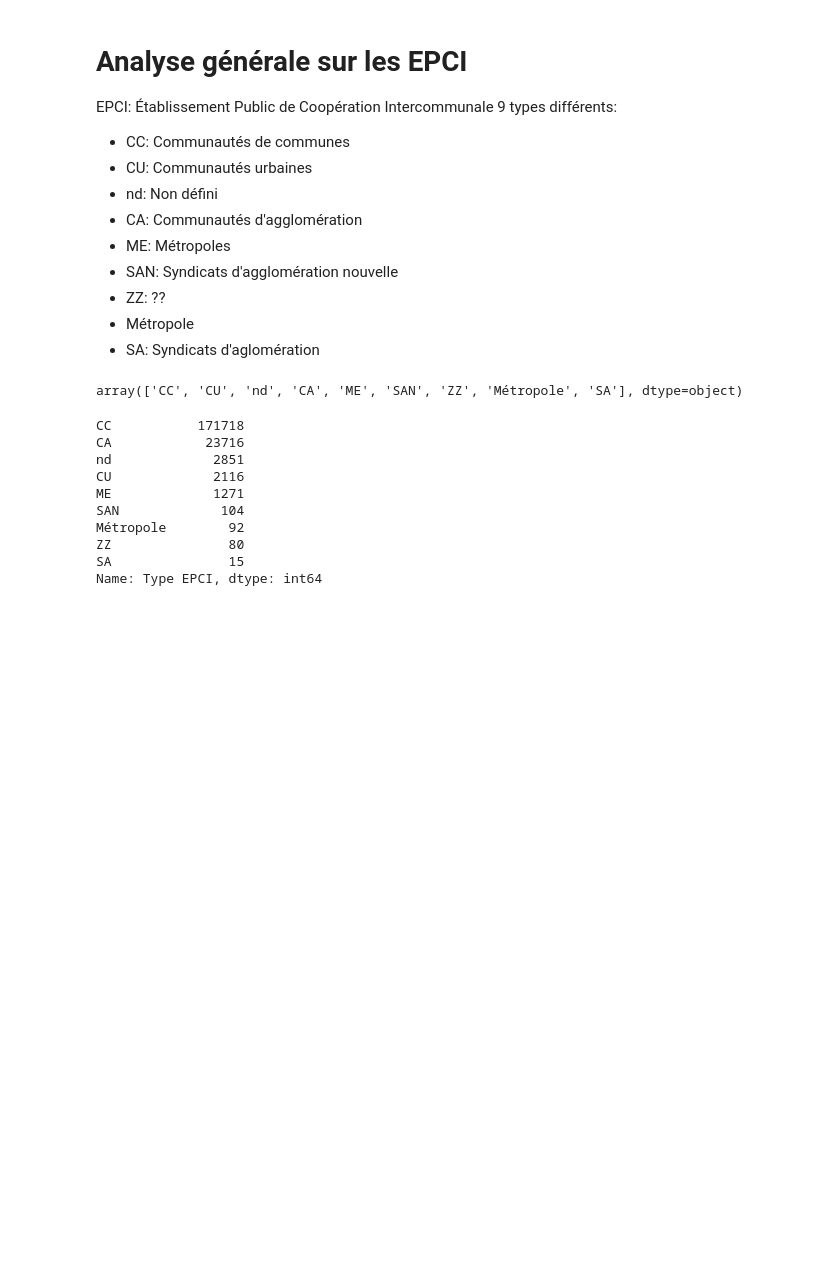
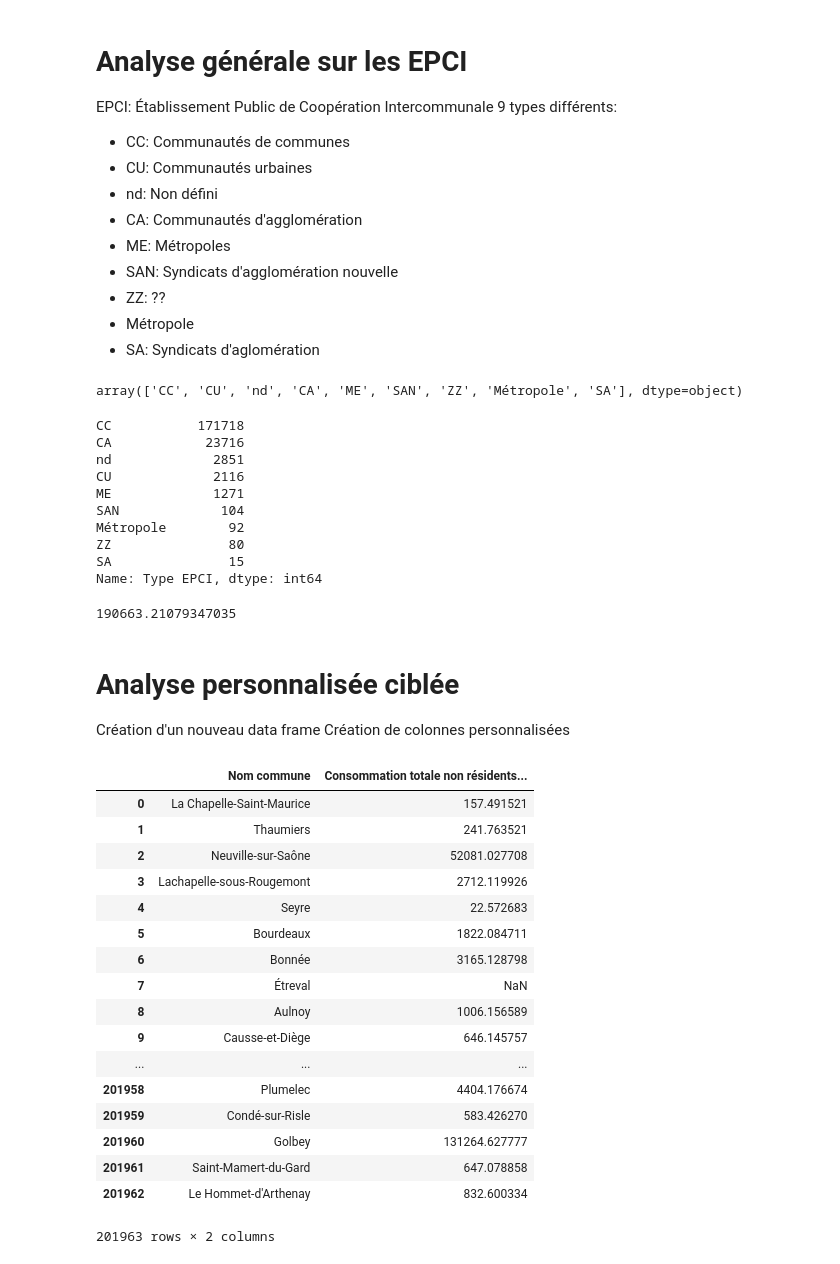
Before and after one commit to Kous92/Projet-Introduction-au-Big-Data-Etude-de-la-consommation-electrique, a Jupyter notebook: projet_big_data_electricite.ipynb, the cells around one changed output. Saved outputs shown, nothing was run; the diff lists cells and outputs as text; code cells hidden in the pictures; blank space fills up the shorter version.

Commit message:
Début de l'analyse détaillée

```diff
--- a/projet_big_data_electricite.ipynb
+++ b/projet_big_data_electricite.ipynb
@@ -139,3 +139,39 @@ Métropole        92
 ZZ               80
 SA               15
 Name: Type EPCI, dtype: int64
+# %%
+data_frame['Superficie des logements < 30 m2'].sum()
+# %% [output]
+190663.21079347035
+# %% [markdown]
+# Analyse personnalisée ciblée
+Création d'un nouveau data frame
+Création de colonnes personnalisées
+# %%
+# Nouveau data frame
+energie_data_frame = pd.DataFrame()
+# %%
+# Création de nouvelles colonnes
+energie_data_frame['Nom commune'] = data_frame['Nom commune']
+energie_data_frame['Consommation totale non résidents (MWh)'] = data_frame['Conso totale Professionnel (MWh)'] + data_frame['Conso totale Agriculture (MWh)'] + data_frame['Conso totale Industrie (MWh)'] + data_frame['Conso totale Tertiaire (MWh)'] + data_frame['Conso totale Secteur non affecté (MWh)']
+# %%
+energie_data_frame
+# %% [output]
+|  | Nom commune | Consommation totale non résidents... |
+| 0 | La Chapelle-Saint-Maurice | 157.491521 |
+| 1 | Thaumiers | 241.763521 |
+| 2 | Neuville-sur-Saône | 52081.027708 |
+| 3 | Lachapelle-sous-Rougemont | 2712.119926 |
+| 4 | Seyre | 22.572683 |
+| 5 | Bourdeaux | 1822.084711 |
+| 6 | Bonnée | 3165.128798 |
+| 7 | Étreval | NaN |
+| 8 | Aulnoy | 1006.156589 |
+| 9 | Causse-et-Diège | 646.145757 |
+| ... | ... | ... |
+| 201958 | Plumelec | 4404.176674 |
+| 201959 | Condé-sur-Risle | 583.426270 |
+| 201960 | Golbey | 131264.627777 |
+| 201961 | Saint-Mamert-du-Gard | 647.078858 |
+| 201962 | Le Hommet-d'Arthenay | 832.600334 |
+201963 rows × 2 columns
```
Also changed, not shown: parts of 2 cells of this notebook.
